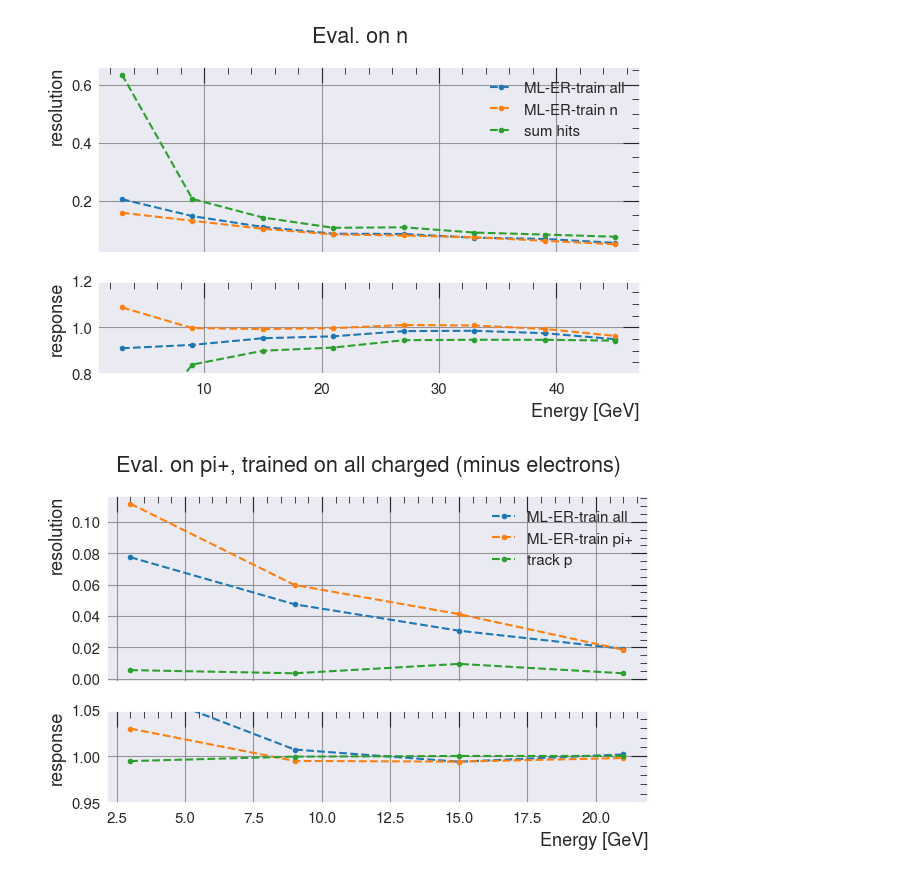
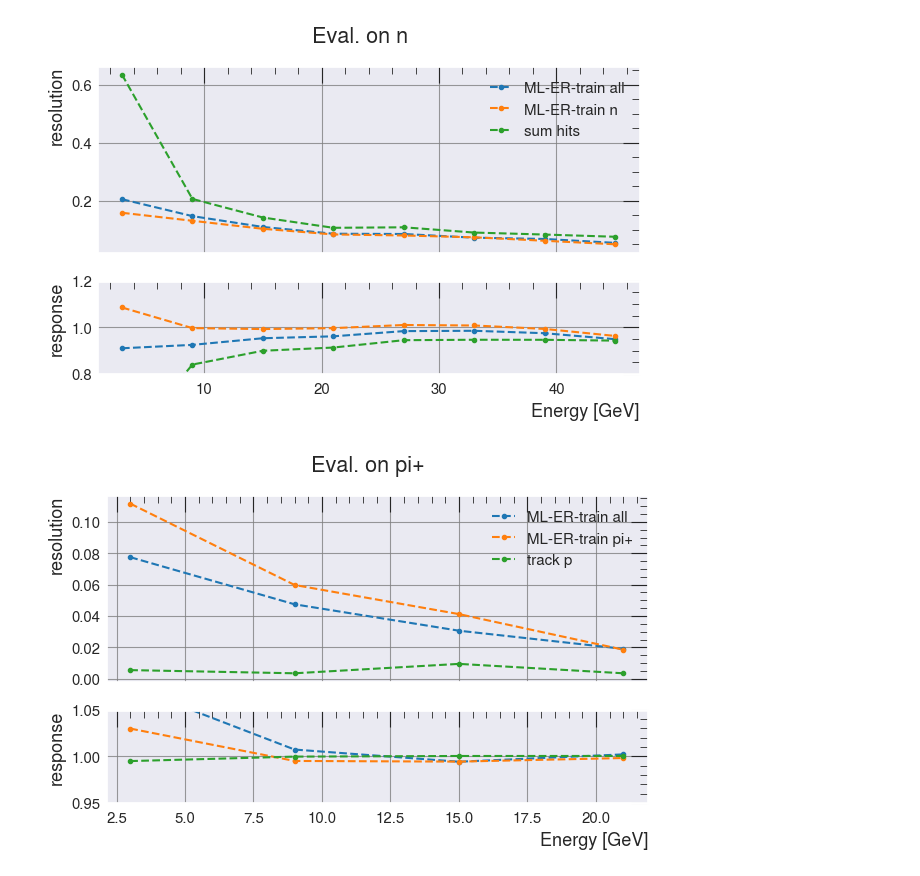
Before and after one commit to selvaggi/mlpf, a Jupyter notebook: notebooks/11_incremental.ipynb, the cells around one changed output. Saved outputs shown, nothing was run; the diff lists cells and outputs as text; code cells hidden in the pictures.

```diff
--- a/notebooks/11_incremental.ipynb
+++ b/notebooks/11_incremental.ipynb
@@ -880,26 +901,26 @@ fig.show()
 # %%
 
 fig, ax = plt.subplots(2, 1, figsize=(7, 4), sharex=True, gridspec_kw={'height_ratios': [2, 1]}) # Height of 2 subplots.
 bins_x = res_cf_regress_Klong[2]
 
 ax[0].plot(bins_x, res_energy_regress_both[211][0]["ML"], ".--", label="ML-ER-train all")
 ax[0].plot(bins_x, res_energy_regress[0]["ML"], ".--", label="ML-ER-train pi+")
 # plot also the track baseline
 ax[0].plot(bins_x, res_energy_regress[0]["p"], ".--", label="track p")
 
 ax[0].legend()
 ax[0].set_ylabel("resolution")
 ax[1].set_xlabel("Energy [GeV]")
 ax[1].plot(bins_x, res_cf_regress_both[211][1]["ML"], ".--", label="ML-ER-train all")
 ax[1].plot(bins_x, res_energy_regress[1]["ML"], ".--", label="ML-ER-train pi+")
 ax[1].plot(bins_x, res_energy_regress[1]["p"], ".--", label="track p")
 ax[1].set_ylim([0.95, 1.05])
 ax[1].set_ylim([0.95, 1.05])
 ax[1].set_ylabel("response")
 ax[0].grid(which='major', color='gray', linestyle='-')
 ax[1].grid(which='major', color='gray', linestyle='-')
-fig.suptitle("Eval. on pi+, trained on all charged (minus electrons)")
+fig.suptitle("Eval. on pi+")
 fig.savefig("/eos/home-g/gkrzmanc/2024/19_3_/response_and_resolution_pi_plus.pdf")
 fig.show()
 # %% [output]
-[figure, old version]
+[figure, new version]
```
Also changed, not shown: parts of 2 cells of this notebook.
